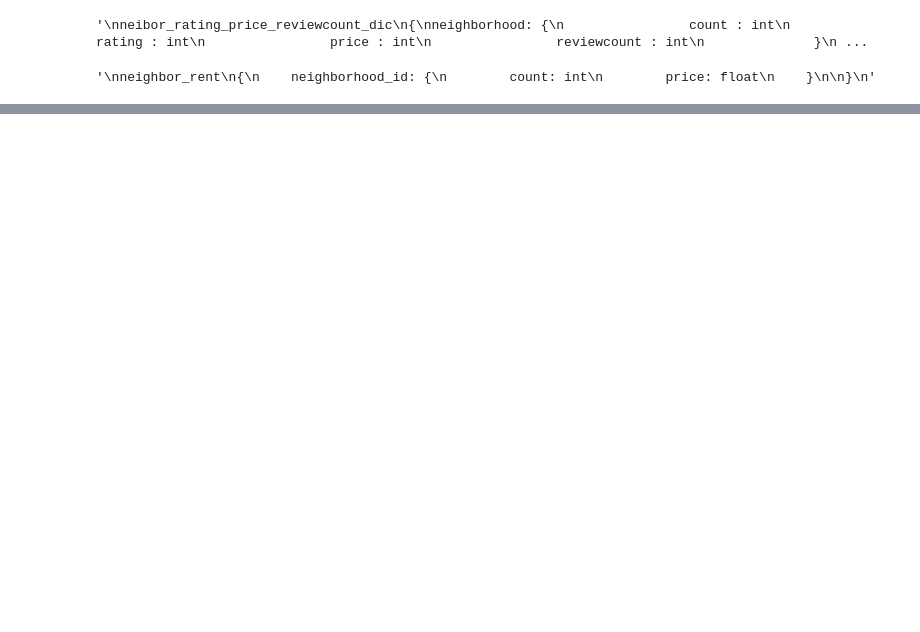
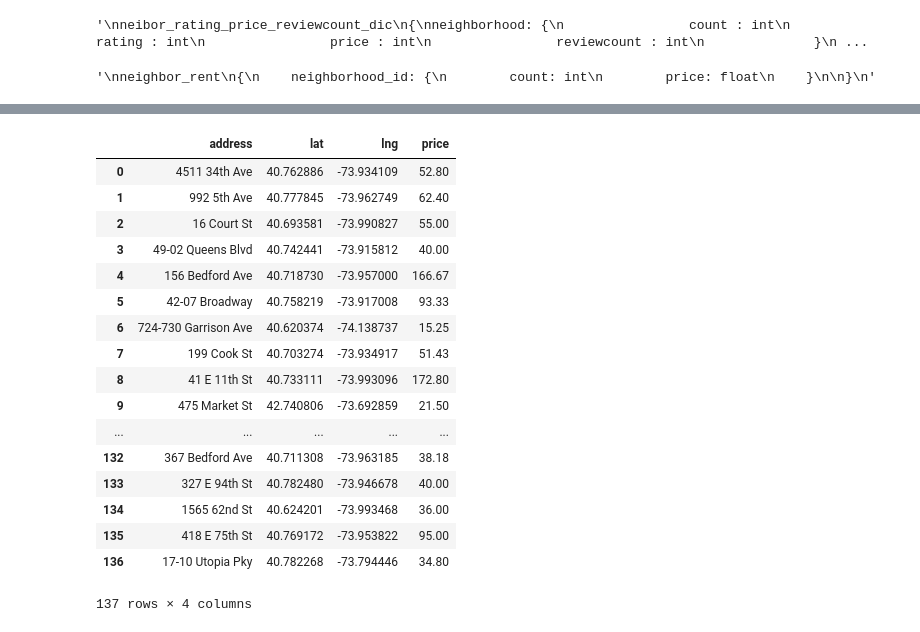
Before and after one commit to alwilliams2433/columbia_capstone_2017, a Jupyter notebook: nyc-check-ins/create_df.ipynb, the cells around one changed output, grey strips where cells are left out. Cells and saved outputs as stored; diff of their text form; code cells hidden in the pictures; blank space fills up the shorter version.

```diff
--- a/nyc-check-ins/create_df.ipynb
+++ b/nyc-check-ins/create_df.ipynb
@@ -235,3 +210,24 @@ SyntaxError: invalid syntax (<ipython-input-33-cadce08890cf>, line 1)
+# %%
+rent
+# %% [output]
+|  | address | lat | lng | price |
+| 0 | 4511 34th Ave | 40.762886 | -73.934109 | 52.80 |
+| 1 | 992 5th Ave | 40.777845 | -73.962749 | 62.40 |
+| 2 | 16 Court St | 40.693581 | -73.990827 | 55.00 |
+| 3 | 49-02 Queens Blvd | 40.742441 | -73.915812 | 40.00 |
+| 4 | 156 Bedford Ave | 40.718730 | -73.957000 | 166.67 |
+| 5 | 42-07 Broadway | 40.758219 | -73.917008 | 93.33 |
+| 6 | 724-730 Garrison Ave | 40.620374 | -74.138737 | 15.25 |
+| 7 | 199 Cook St | 40.703274 | -73.934917 | 51.43 |
+| 8 | 41 E 11th St | 40.733111 | -73.993096 | 172.80 |
+| 9 | 475 Market St | 42.740806 | -73.692859 | 21.50 |
+| ... | ... | ... | ... | ... |
+| 132 | 367 Bedford Ave | 40.711308 | -73.963185 | 38.18 |
+| 133 | 327 E 94th St | 40.782480 | -73.946678 | 40.00 |
+| 134 | 1565 62nd St | 40.624201 | -73.993468 | 36.00 |
+| 135 | 418 E 75th St | 40.769172 | -73.953822 | 95.00 |
+| 136 | 17-10 Utopia Pky | 40.782268 | -73.794446 | 34.80 |
+137 rows × 4 columns
 # %%
 def getNearestAverage(i):
     distance = []
```
Also changed, not shown: parts of 3 cells of this notebook, 2 other files.
